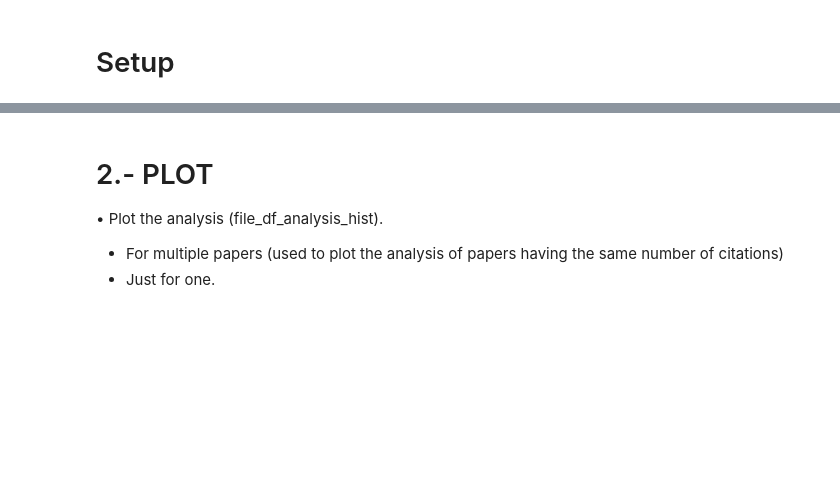
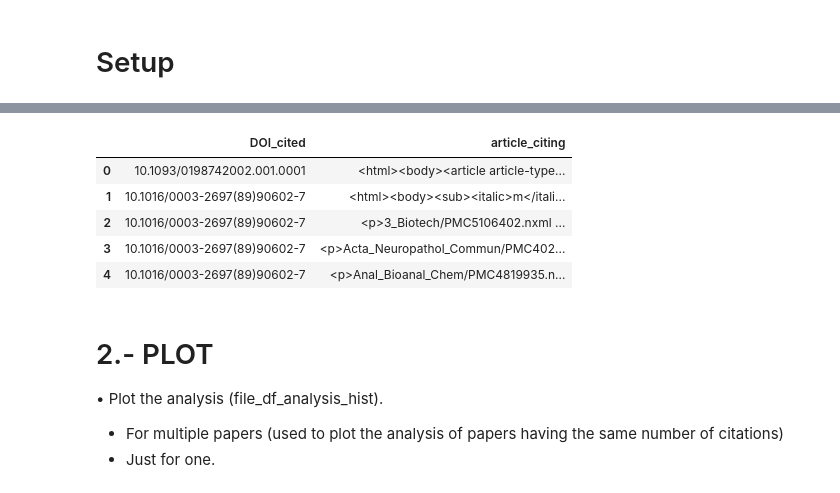
Before and after one commit to elifesciences/citation-context, a Jupyter notebook: analyse_papers.ipynb, the cells around one changed output, grey strips where cells are left out. Cells and saved outputs as stored; diff of their text form; code cells hidden in the pictures; blank space fills up the shorter version.

```diff
--- a/analyse_papers.ipynb
+++ b/analyse_papers.ipynb
@@ -122,3 +151,12 @@ Wrote to: data/analysis/DOI_cited_science_1179052_retracted_hist_v2.tsv
+# %%
+df_articles.head(5)
+# %% [output]
+|  | DOI_cited | article_citing |
+| 0 | 10.1093/0198742002.001.0001 | <html><body><article article-type... |
+| 1 | 10.1016/0003-2697(89)90602-7 | <html><body><sub><italic>m</itali... |
+| 2 | 10.1016/0003-2697(89)90602-7 | <p>3_Biotech/PMC5106402.nxml ... |
+| 3 | 10.1016/0003-2697(89)90602-7 | <p>Acta_Neuropathol_Commun/PMC402... |
+| 4 | 10.1016/0003-2697(89)90602-7 | <p>Anal_Bioanal_Chem/PMC4819935.n... |
 # %% [markdown]
 # 2.- PLOT
 
```
Also changed, not shown: parts of 10 cells of this notebook, 15 other files.
